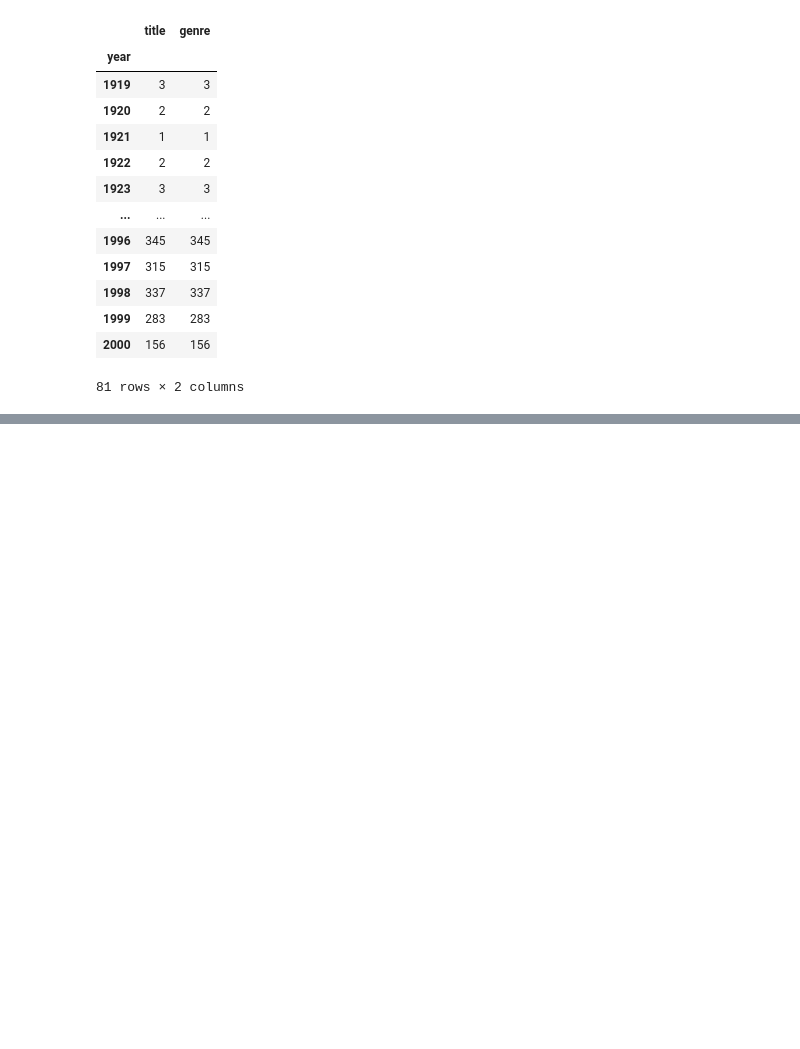
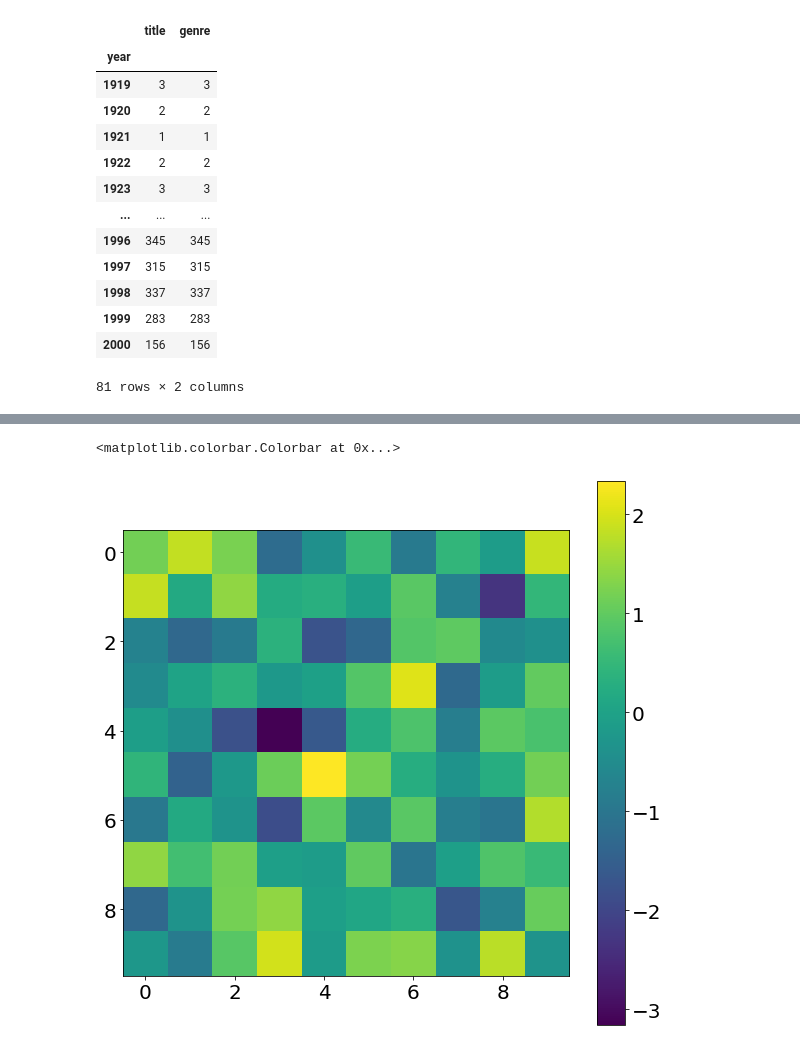
Before and after one commit to ZappD0S/MLPNS_GZappavigna, a Jupyter notebook: MLPNS23_bootcamp.ipynb, the cells around one changed output, grey strips where cells are left out. Cells and saved outputs as stored; diff of their text form; code cells hidden in the pictures; blank space fills up the shorter version.

```diff
--- a/MLPNS23_bootcamp.ipynb
+++ b/MLPNS23_bootcamp.ipynb
@@ -355,0 +508,6 @@ movies.groupby("year").count()
+# %%
+plt.imshow(np.random.randn(10,10))
+plt.colorbar()
+# %% [output]
+<matplotlib.colorbar.Colorbar at 0x...>
+[figure, added]
```
Also changed, not shown: parts of 23 cells of this notebook.
